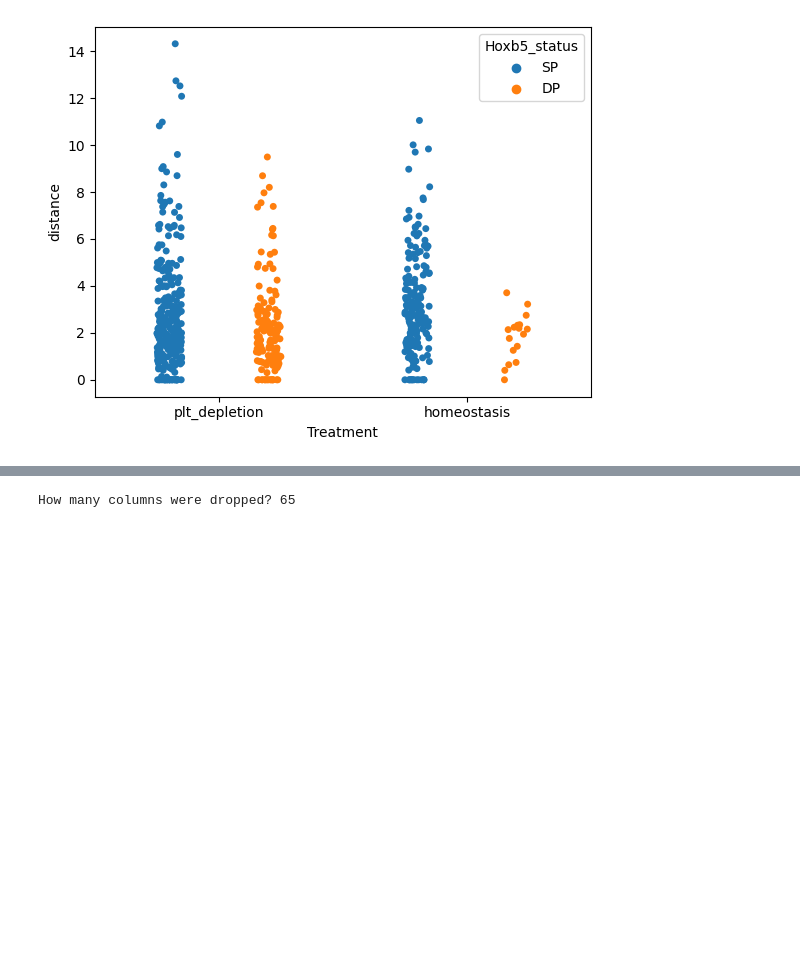
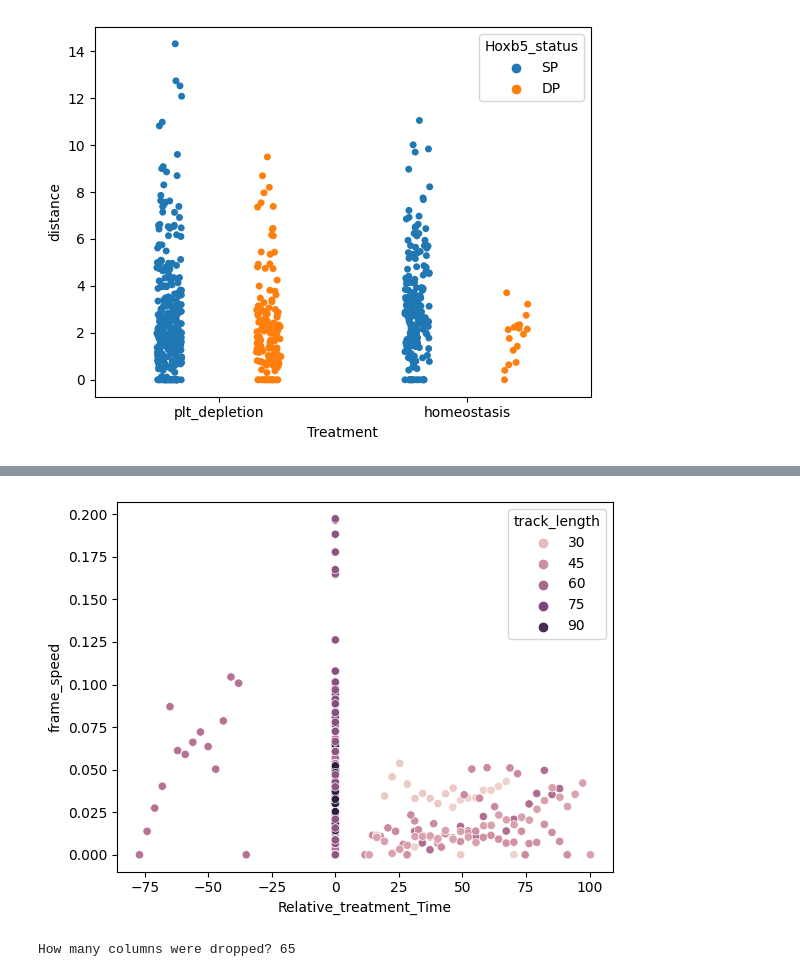
Before and after one commit to Mas515/Image_analysis, a Jupyter notebook: 3D_track_plot_CP.ipynb, the cells around one changed output, grey strips where cells are left out. Cells and saved outputs as stored; diff of their text form; code cells hidden in the pictures; blank space fills up the shorter version.

Commit message:
updates on SP/DP, more plots, relative treatment time added

```diff
--- a/3D_track_plot_CP.ipynb
+++ b/3D_track_plot_CP.ipynb
@@ -634,15 +608,15 @@ for i, newdf in grouped:
         else :
             newdf.loc[b,'arrested']=False
     dflist.append(newdf)
-dataX=pd.concat(dflist)
-print(dataX['arrested'])
+data=pd.concat(dflist)
+print(data['arrested'])
 
 # LOTS OF DUPLICATES CREATED? WHEN ? #I think because of df list in the wrong place
 datax=data.drop_duplicates()
 
-dataX['arrest_coefficient']=False
-dataX=dataX.drop_duplicates()
-grouped=dataX.groupby(['Final_Cell_ID'])
+data['arrest_coefficient']=False
+data=data.drop_duplicates()
+grouped=data.groupby(['Final_Cell_ID'])
 dflist=[]
 for i, newdf in grouped:
     newdf2=newdf[newdf['arrested']==True]
@@ -651,8 +625,8 @@ for i, newdf in grouped:
     if ((newdf2.shape[0])+(newdf3.shape[0]))>1:
         newdf['arrest_coefficient']=(newdf2.shape[0])/((newdf2.shape[0])+(newdf3.shape[0]))
     dflist.append(newdf)
-datax=pd.concat(dflist)
-print(datax['arrest_coefficient'])
+data=pd.concat(dflist)
+print(data['arrest_coefficient'])
 
 # datax.to_csv('/Users/secchim/Downloads/CellProfiler/movie_pipeline_test/arrest_coef.csv')
 
@@ -813,3 +793,72 @@ sns.stripplot(x=("Treatment"),hue='Hoxb5_status', y="distance", data=dx, dodge=T
 dx.to_csv('/Users/secchim/Downloads/CellProfiler/movie_pipeline_test/qc.csv')
 # %% [output]
 [figure]
+# %%
+import statistics
+import seaborn as sns
+
+
+print(len(data))
+#CONSIDERS CELLS TO BE DP IF LABELLED AS DP IN 3 FRAMES MINIMUM
+#SHOULD PROBABLY BE DONE ON THE FINAL CELL_ID RATHER THAN TRACK ID
+grouped=data.groupby(['Final_Cell_ID'])
+# print(grouped)
+for i, newdf in grouped:
+    newdf=newdf[newdf['Hoxb5_status'] == 'DP']
+    # newdf=newdf[newdf['MK_distance']>2] #ADD THIS NEW LINE!!!!!!
+    count_DP=newdf.shape[0]
+    # print(count_DP)
+    # if count_DP > (len(newdf.index))/2:
+    if count_DP > 3:
+        Hoxb5Vwf_cells.append(i) #137
+# # print(Hoxb5Vwf_cells)
+    # dflist.append(newdf)
+# datax=pd.concat(dflist)
+
+Hoxb5Vwf_list=np.unique(Hoxb5Vwf_cells)
+# print(Hoxb5Vwf_list)
+
+datax=data
+datax['Hoxb5_status_corrected']='SP'
+for i in datax.index:
+    if datax['Final_Cell_ID'][i] in Hoxb5Vwf_list:
+        datax['Hoxb5_status_corrected'][i]='DP'
+        # print('DP', i)
+    else:
+        datax['Hoxb5_status_corrected'][i]='SP'
+        # print('SP', i)
+# print(datax)
+# print(len(datax))
+# dx=datax.drop_duplicates()
+# print(len(dx))
+# print(dx['Relative_treatment_Time']=='na')
+
+
+df_list =[]
+grouped=datax.groupby(['Final_Cell_ID'])
+for i, newdf in grouped:
+    if len(newdf.index) >=11:
+        print(i)
+        df_list.append(newdf)
+datab=pd.concat(df_list)
+
+
+# # datab=datab.dropna(axis=0, subset=['Relative_treatment_Time'])
+# datax['Relative_treatment_Time'] = datax['Relative_treatment_Time'].astype(float)
+# sns.scatterplot(x="Relative_treatment_Time", y="frame_speed",hue='Hoxb5_status_corrected', data=datab)
+
+
+#stripplot not suitable, x axis looks terrible
+#sns.stripplot(x=("Relative_treatment_Time"),hue='Hoxb5_status_corrected', y="frame_speed", data=datax, dodge=True, legend='brief')
+#scatter plot doesn't allow dodge
+# plt.scatter(x=("Relative_treatment_Time"), y="frame_speed", data=datax[datax['Hoxb5_status_corrected']=='SP'], color='orange', alpha=0.3)
+# plt.scatter(x=("Relative_treatment_Time"), y="frame_speed", data=datax[datax['Hoxb5_status_corrected']=='DP'], color='green', alpha=0.3)
+
+# sns.scatterplot(x="Relative_treatment_Time", y="distance", hue='Hoxb5_status_corrected', palette='pastel', data=datax)
+
+# datax.to_csv('/Users/secchim/Downloads/CellProfiler/movie_pipeline_test/wrong.csv')
+
+##SEPARATING HOXB5+vwf-
+sns.scatterplot(x="Relative_treatment_Time", y="frame_speed",hue='track_length', data=datab[datab['Hoxb5_status_corrected']=='SP'])
+# sns.scatterplot(x="Relative_treatment_Time", y="frame_speed",hue='track_length', data=datab[datab['Hoxb5_status_corrected']=='DP'])
+# %% [output]
@@ -816,3 +892,4 @@ dx.to_csv('/Users/secchim/Downloads/CellProfiler/movie_pipeline_test/qc.csv')
+[figure, added]
 # %%
 # pip install git+git://github.com/cytomining/pycytominer@2aa8638d7e505ab510f1d5282098dd59bb2cb470
 
```
Also changed, not shown: parts of 6 cells of this notebook.
